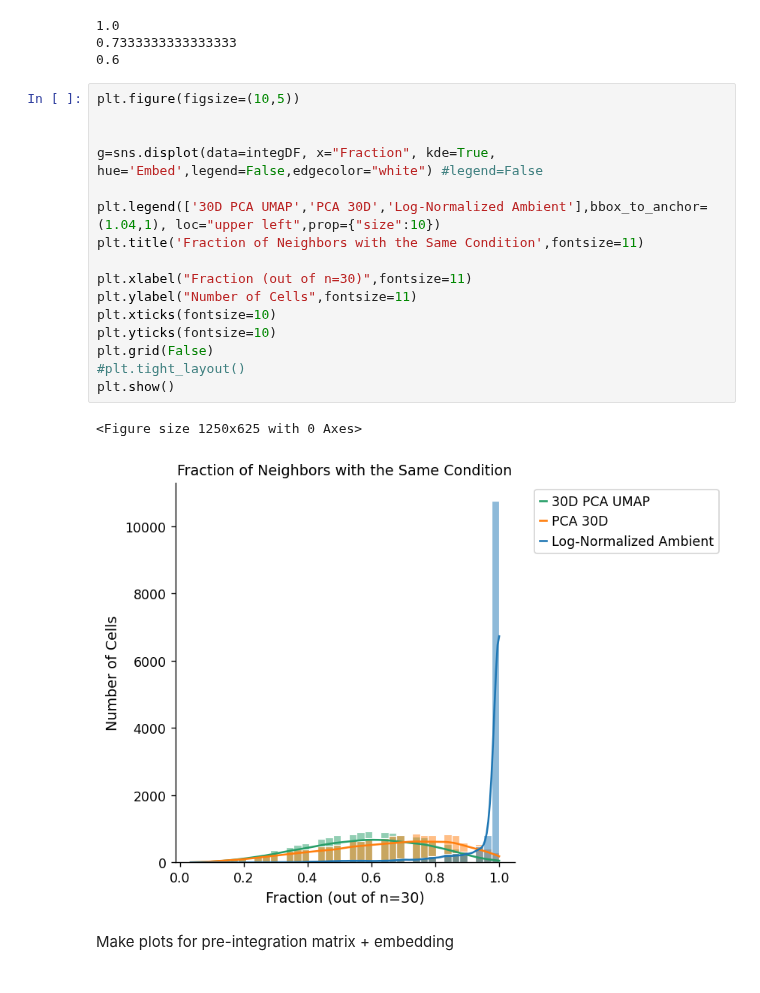
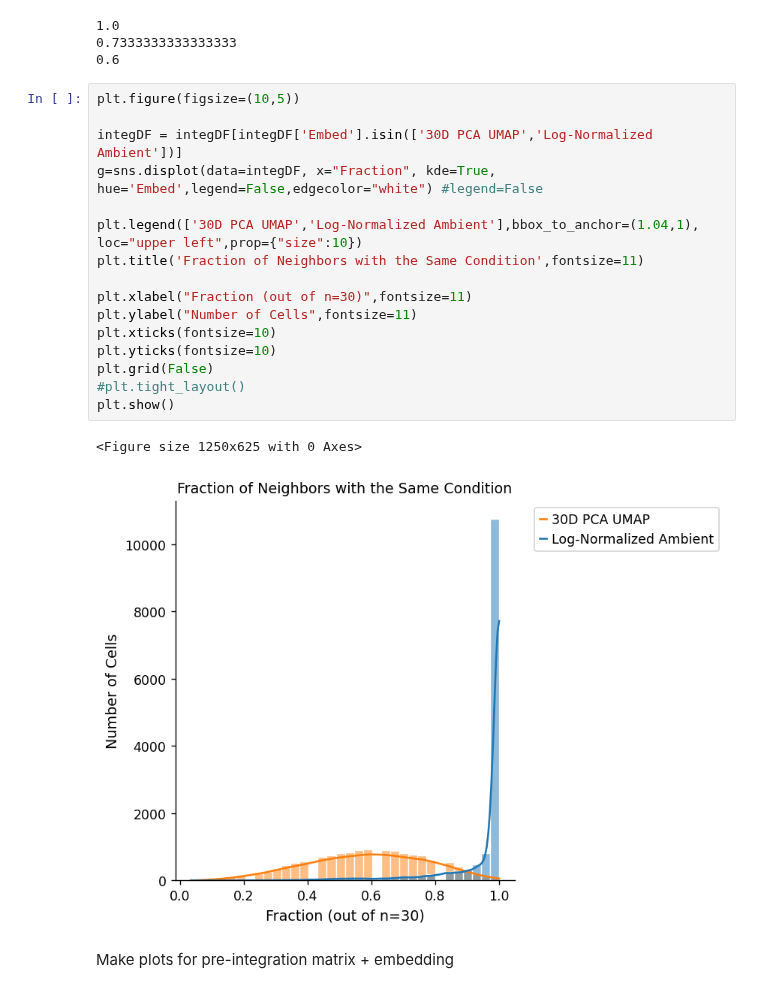
Before and after one commit to pachterlab/CP_2023, a Jupyter notebook: notebooks/pbmcIntegrate/pbmcAnalysis.ipynb, the cells around one changed output. Cells and saved outputs as stored; diff of their text form.

Commit message:
Update plot labels

```diff
--- a/notebooks/pbmcIntegrate/pbmcAnalysis.ipynb
+++ b/notebooks/pbmcIntegrate/pbmcAnalysis.ipynb
@@ -285,22 +285,22 @@ print(statistics.mode(integDF['Fraction'][integDF['Embed'].isin(['30D PCA UMAP']
 # %%
 plt.figure(figsize=(10,5))
 
-
+integDF = integDF[integDF['Embed'].isin(['30D PCA UMAP','Log-Normalized Ambient'])]
 g=sns.displot(data=integDF, x="Fraction", kde=True, hue='Embed',legend=False,edgecolor="white") #legend=False
 
-plt.legend(['30D PCA UMAP','PCA 30D','Log-Normalized Ambient'],bbox_to_anchor=(1.04,1), loc="upper left",prop={"size":10})
+plt.legend(['30D PCA UMAP','Log-Normalized Ambient'],bbox_to_anchor=(1.04,1), loc="upper left",prop={"size":10})
 plt.title('Fraction of Neighbors with the Same Condition',fontsize=11)
 
 plt.xlabel("Fraction (out of n=30)",fontsize=11)
 plt.ylabel("Number of Cells",fontsize=11)
 plt.xticks(fontsize=10)
 plt.yticks(fontsize=10)
 plt.grid(False)
 #plt.tight_layout()
 plt.show()
 # %% [output]
 <Figure size 1250x625 with 0 Axes>
-[figure, old version]
+[figure, new version]
 # %% [markdown]
 Make plots for pre-integration matrix + embedding
 # %%
```
Also changed, not shown: parts of 5 cells of this notebook.
